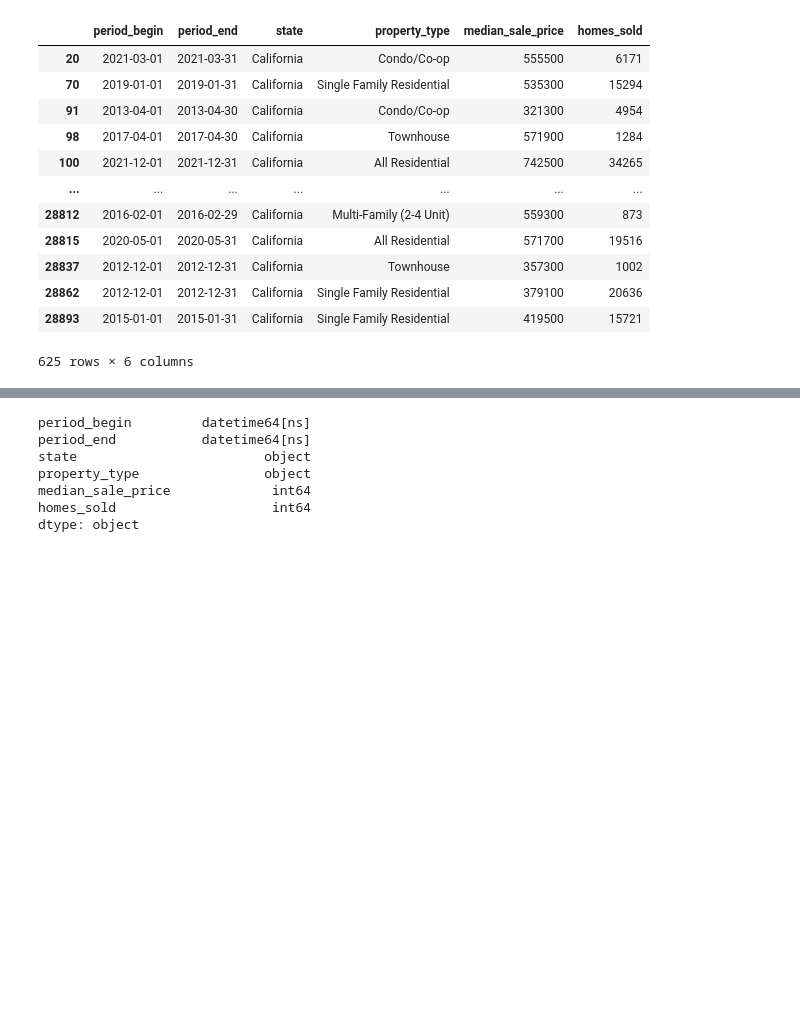
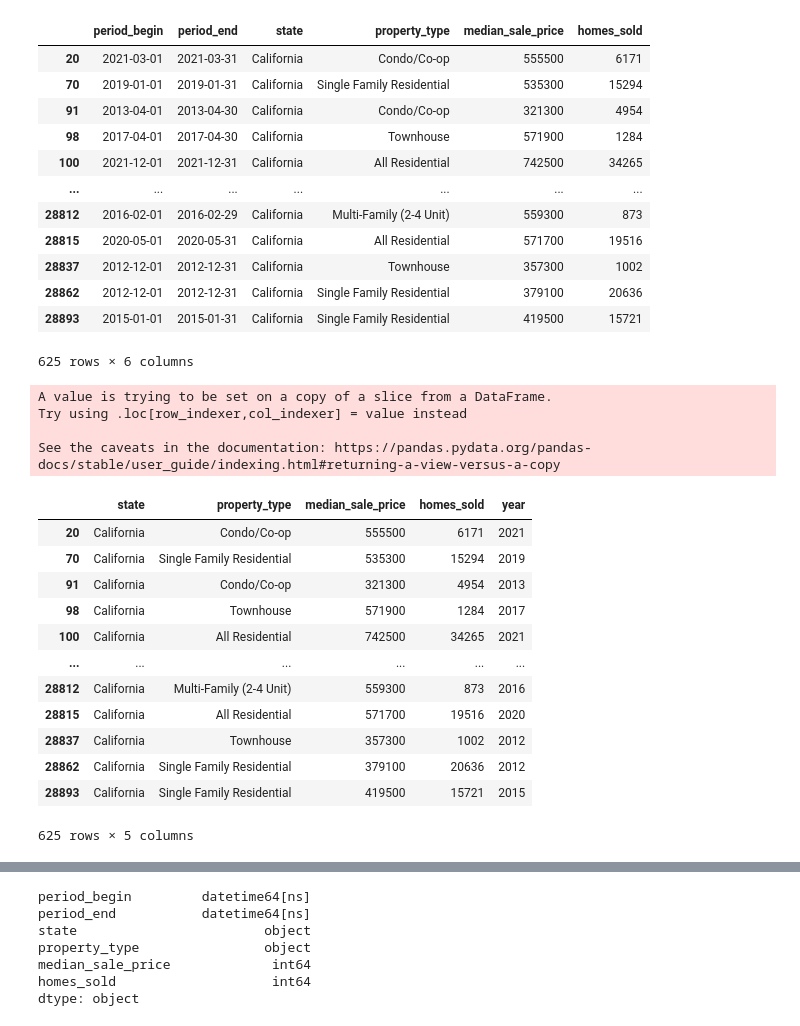
Before and after one commit to sarmstrong9/Group_Project_Real_Estate, a Jupyter notebook: cleaning_data.ipynb, the cells around one changed output, grey strips where cells are left out. Drawn from its saved outputs; the diff is of its cells as text; code cells hidden in the pictures; blank space fills up the shorter version.

```diff
--- a/cleaning_data.ipynb
+++ b/cleaning_data.ipynb
@@ -154,3 +154,27 @@ See the caveats in the documentation: https://pandas.pydata.org/pandas-docs/stab
 | 28862 | 2012-12-01 | 2012-12-31 | California | Single Family Residential | 379100 | 20636 |
 | 28893 | 2015-01-01 | 2015-01-31 | California | Single Family Residential | 419500 | 15721 |
 625 rows × 6 columns
+# %%
+# Creating 'year' column in cali_df
+cali_df['year'] = pd.DatetimeIndex(cali_df['period_begin']).year
+# Dropping period_begin and period_end column
+cali_df = cali_df.drop(columns = ['period_begin','period_end' ])
+cali_df
+# %% [output]
+A value is trying to be set on a copy of a slice from a DataFrame.
+Try using .loc[row_indexer,col_indexer] = value instead
+
+See the caveats in the documentation: https://pandas.pydata.org/pandas-docs/stable/user_guide/indexing.html#returning-a-view-versus-a-copy
+|  | state | property_type | median_sale_price | homes_sold | year |
+| 20 | California | Condo/Co-op | 555500 | 6171 | 2021 |
+| 70 | California | Single Family Residential | 535300 | 15294 | 2019 |
+| 91 | California | Condo/Co-op | 321300 | 4954 | 2013 |
+| 98 | California | Townhouse | 571900 | 1284 | 2017 |
+| 100 | California | All Residential | 742500 | 34265 | 2021 |
+| ... | ... | ... | ... | ... | ... |
+| 28812 | California | Multi-Family (2-4 Unit) | 559300 | 873 | 2016 |
+| 28815 | California | All Residential | 571700 | 19516 | 2020 |
+| 28837 | California | Townhouse | 357300 | 1002 | 2012 |
+| 28862 | California | Single Family Residential | 379100 | 20636 | 2012 |
+| 28893 | California | Single Family Residential | 419500 | 15721 | 2015 |
+625 rows × 5 columns
```
Also changed, not shown: parts of 7 cells of this notebook, 3 other files.
